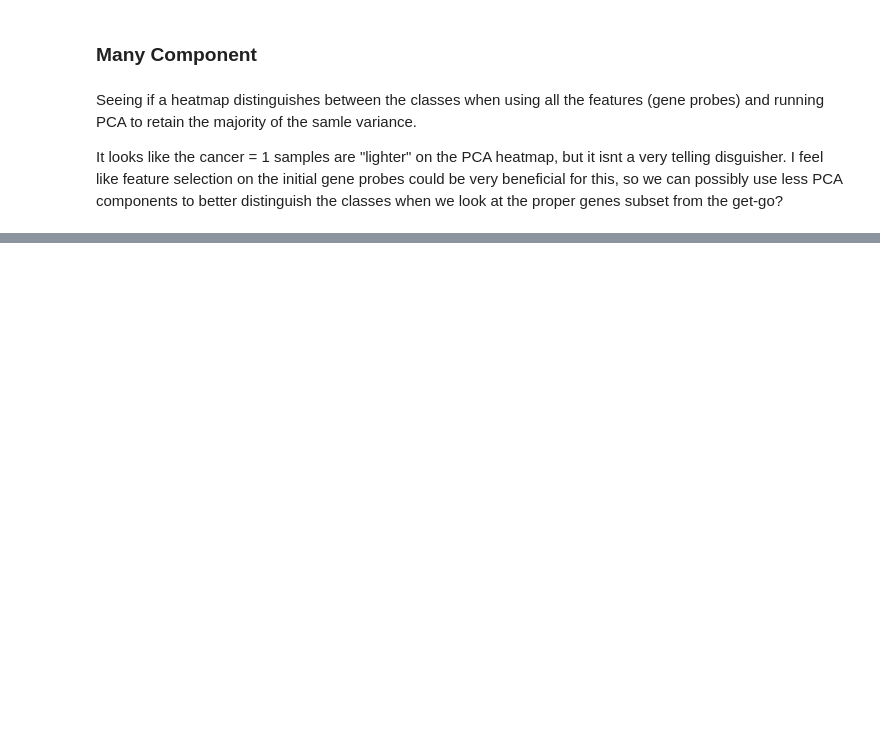
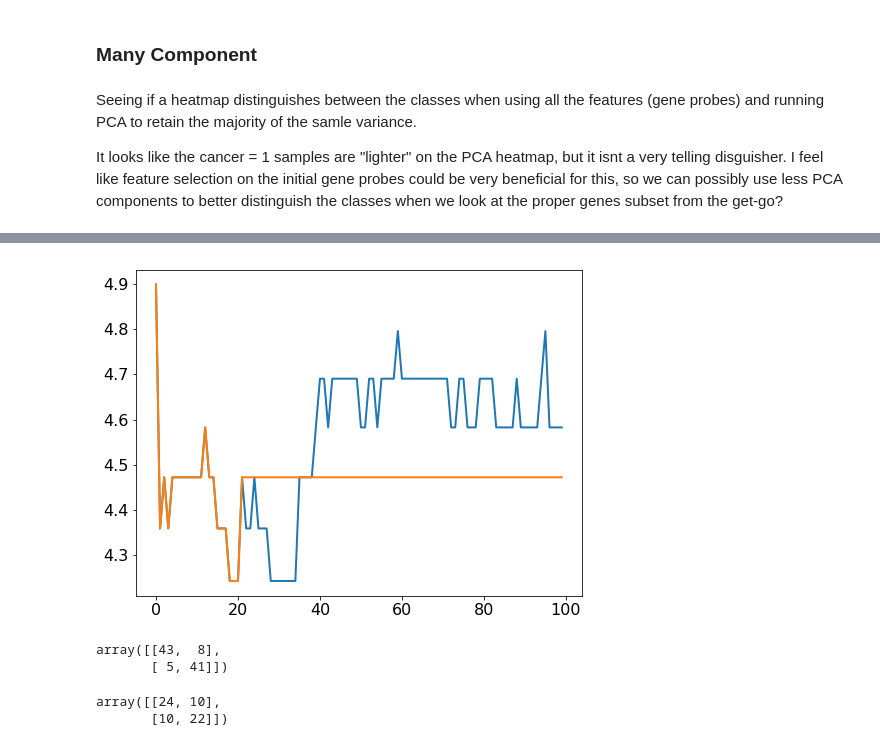
Before and after one commit to sfriedowitz/cs229_project, a Jupyter notebook: model.ipynb, the cells around one changed output, grey strips where cells are left out. Drawn from its saved outputs; the diff is of its cells as text; code cells hidden in the pictures; blank space fills up the shorter version.

```diff
--- a/model.ipynb
+++ b/model.ipynb
@@ -169,0 +199,6 @@ plt.show()
+# %%
+# Pull Data
+X_train = train_df.iloc[:,1:].values
+y_train = train_df.iloc[:,0].values
+X_test = test_df.iloc[:,1:].values
+y_test = test_df.iloc[:,0].values
@@ -169,0 +218,6 @@ plt.show()
+# %%
+# Prediction
+y_pred = logReg.predict(X_test)
+
+# Diagonals are correct predictions, off-diagonals are false pos and false neg
+sklearn.metrics.confusion_matrix(y_test,y_pred)
@@ -169,0 +264,6 @@ plt.show()
+# %%
+# Get Data
+X_train = train_df.iloc[:,1:].values
+y_train = train_df.iloc[:,0].values
+X_test = test_df.iloc[:,1:].values
+y_test = test_df.iloc[:,0].values
@@ -169,0 +359,41 @@ plt.show()
+# %%
+# Feature selection - test error analysis
+logReg = sklearn.linear_model.LogisticRegression()
+logReg2 = sklearn.linear_model.LogisticRegression()
+test_errors = np.zeros(len(searchOrder))
+best_errors = np.zeros(len(searchOrder))
+setHelper = set([])
+for j in range(len(searchOrder)):
+    # Current best
+    currIndices = searchOrder[:j+1] #first j elements searched
+    logReg.fit(X_train[:,currIndices],y_train) # First j elements searched
+    y_pred = logReg.predict(X_test[:,currIndices])
+    test_errors[j] = np.linalg.norm(y_test - y_pred)
+
+    # Only the best
+    if (searchOrder[j] in bestSet):
+        setHelper.add(searchOrder[j])
+    logReg2.fit(X_train[:,list(setHelper)],y_train)
+    y_pred2 = logReg2.predict(X_test[:,list(setHelper)])
+    best_errors[j] = np.linalg.norm(y_test - y_pred2)
+
+plt.plot(test_errors)
+plt.plot(best_errors)
+plt.show()
+# %% [output]
+[figure, added]
+# %%
+# Final Feature Set - training error
+logReg.fit(X_train[:,list(bestSet)],y_train)
+y_train_pred = logReg.predict(X_train[:,list(bestSet)])
+sklearn.metrics.confusion_matrix(y_train,y_train_pred)
+# %% [output]
+array([[43,  8],
+       [ 5, 41]])
+# %%
+# Final Feature Set - prediction
+y_pred = logReg.predict(X_test[:,list(bestSet)])
+sklearn.metrics.confusion_matrix(y_test,y_pred)
+# %% [output]
+array([[24, 10],
+       [10, 22]])
```
Also changed, not shown: parts of 21 cells of this notebook.
